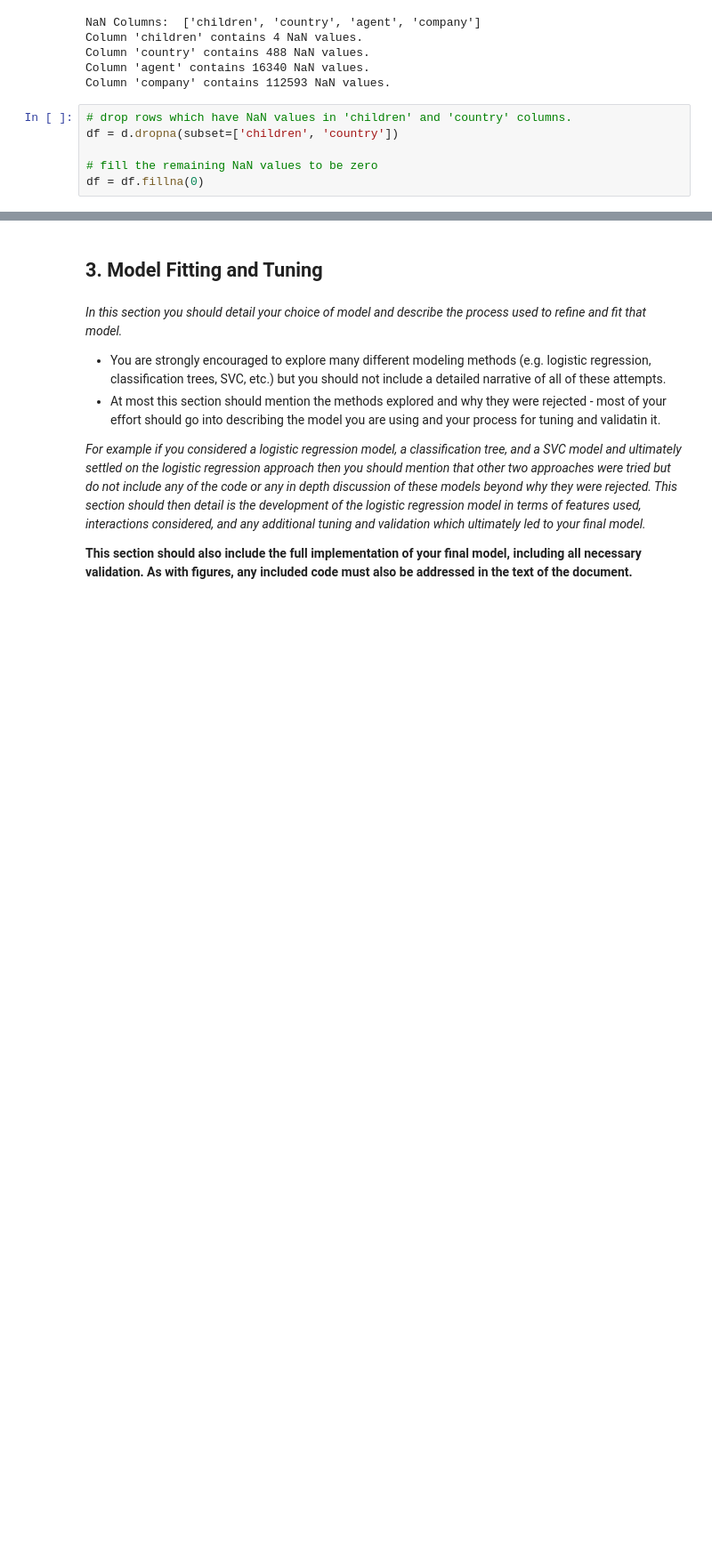
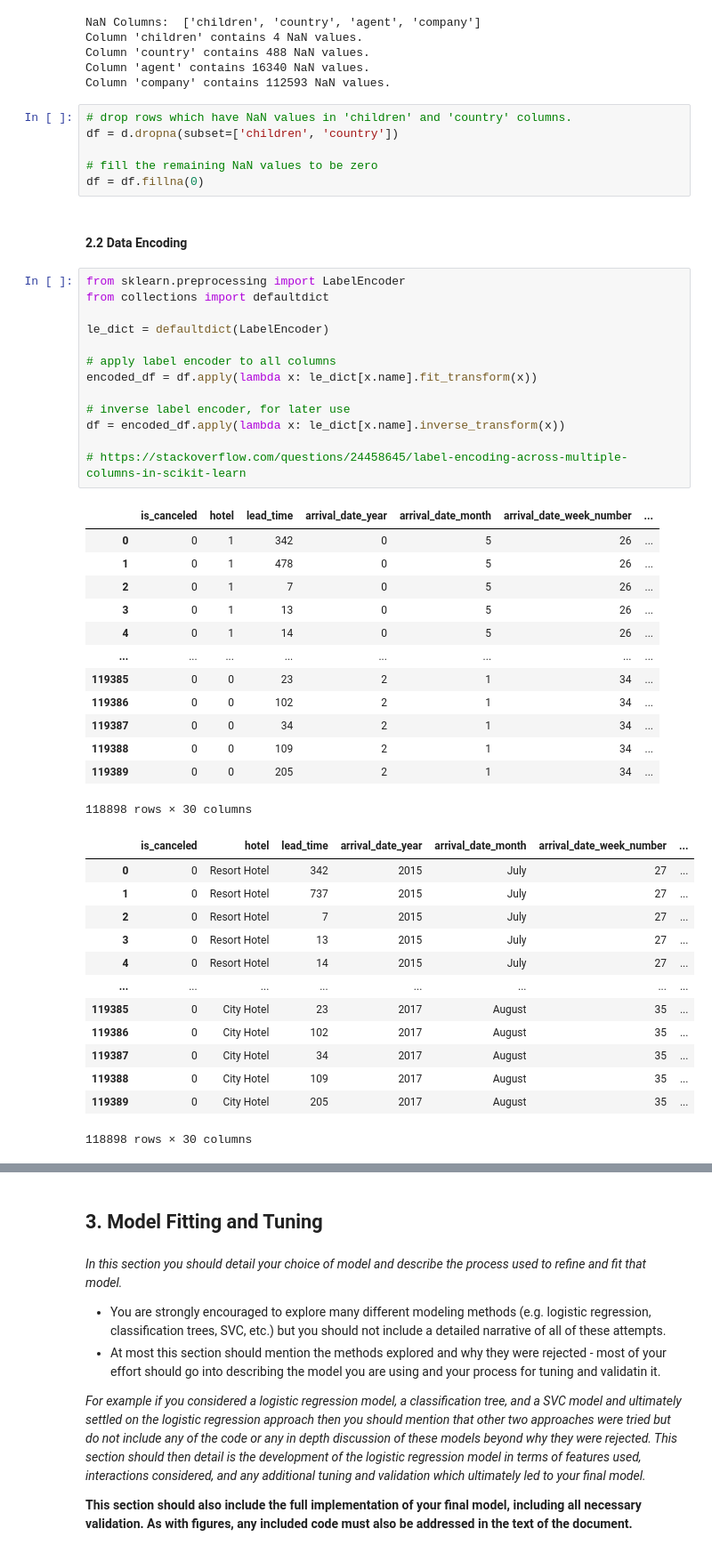
Before and after one commit to williamjones7/MachineLearningProj2, a Jupyter notebook: project2.ipynb, the cells around one changed output, grey strips where cells are left out. Shown at 89% size. Drawn from its saved outputs; the diff is of its cells as text; blank space fills up the shorter version.

```diff
--- a/project2.ipynb
+++ b/project2.ipynb
@@ -127,3 +127,45 @@ df = d.dropna(subset=['children', 'country'])
 
 # fill the remaining NaN values to be zero
 df = df.fillna(0)
+# %% [markdown]
+#### 2.2 Data Encoding
+# %%
+from sklearn.preprocessing import LabelEncoder
+from collections import defaultdict
+
+le_dict = defaultdict(LabelEncoder)
+
+# apply label encoder to all columns
+encoded_df = df.apply(lambda x: le_dict[x.name].fit_transform(x))
+
+# inverse label encoder, for later use
+df = encoded_df.apply(lambda x: le_dict[x.name].inverse_transform(x))
+
+# https://stackoverflow.com/questions/24458645/label-encoding-across-multiple-columns-in-scikit-learn
+# %% [output]
+|  | is_canceled | hotel | lead_time | arrival_date_year | arrival_date_month | arrival_date_week_number | ... |
+| 0 | 0 | 1 | 342 | 0 | 5 | 26 | ... |
+| 1 | 0 | 1 | 478 | 0 | 5 | 26 | ... |
+| 2 | 0 | 1 | 7 | 0 | 5 | 26 | ... |
+| 3 | 0 | 1 | 13 | 0 | 5 | 26 | ... |
+| 4 | 0 | 1 | 14 | 0 | 5 | 26 | ... |
+| ... | ... | ... | ... | ... | ... | ... | ... |
+| 119385 | 0 | 0 | 23 | 2 | 1 | 34 | ... |
+| 119386 | 0 | 0 | 102 | 2 | 1 | 34 | ... |
+| 119387 | 0 | 0 | 34 | 2 | 1 | 34 | ... |
+| 119388 | 0 | 0 | 109 | 2 | 1 | 34 | ... |
+| 119389 | 0 | 0 | 205 | 2 | 1 | 34 | ... |
+118898 rows × 30 columns
+|  | is_canceled | hotel | lead_time | arrival_date_year | arrival_date_month | arrival_date_week_number | ... |
+| 0 | 0 | Resort Hotel | 342 | 2015 | July | 27 | ... |
+| 1 | 0 | Resort Hotel | 737 | 2015 | July | 27 | ... |
+| 2 | 0 | Resort Hotel | 7 | 2015 | July | 27 | ... |
+| 3 | 0 | Resort Hotel | 13 | 2015 | July | 27 | ... |
+| 4 | 0 | Resort Hotel | 14 | 2015 | July | 27 | ... |
+| ... | ... | ... | ... | ... | ... | ... | ... |
+| 119385 | 0 | City Hotel | 23 | 2017 | August | 35 | ... |
+| 119386 | 0 | City Hotel | 102 | 2017 | August | 35 | ... |
+| 119387 | 0 | City Hotel | 34 | 2017 | August | 35 | ... |
+| 119388 | 0 | City Hotel | 109 | 2017 | August | 35 | ... |
+| 119389 | 0 | City Hotel | 205 | 2017 | August | 35 | ... |
+118898 rows × 30 columns
```
Also changed, not shown: parts of 8 cells of this notebook.
